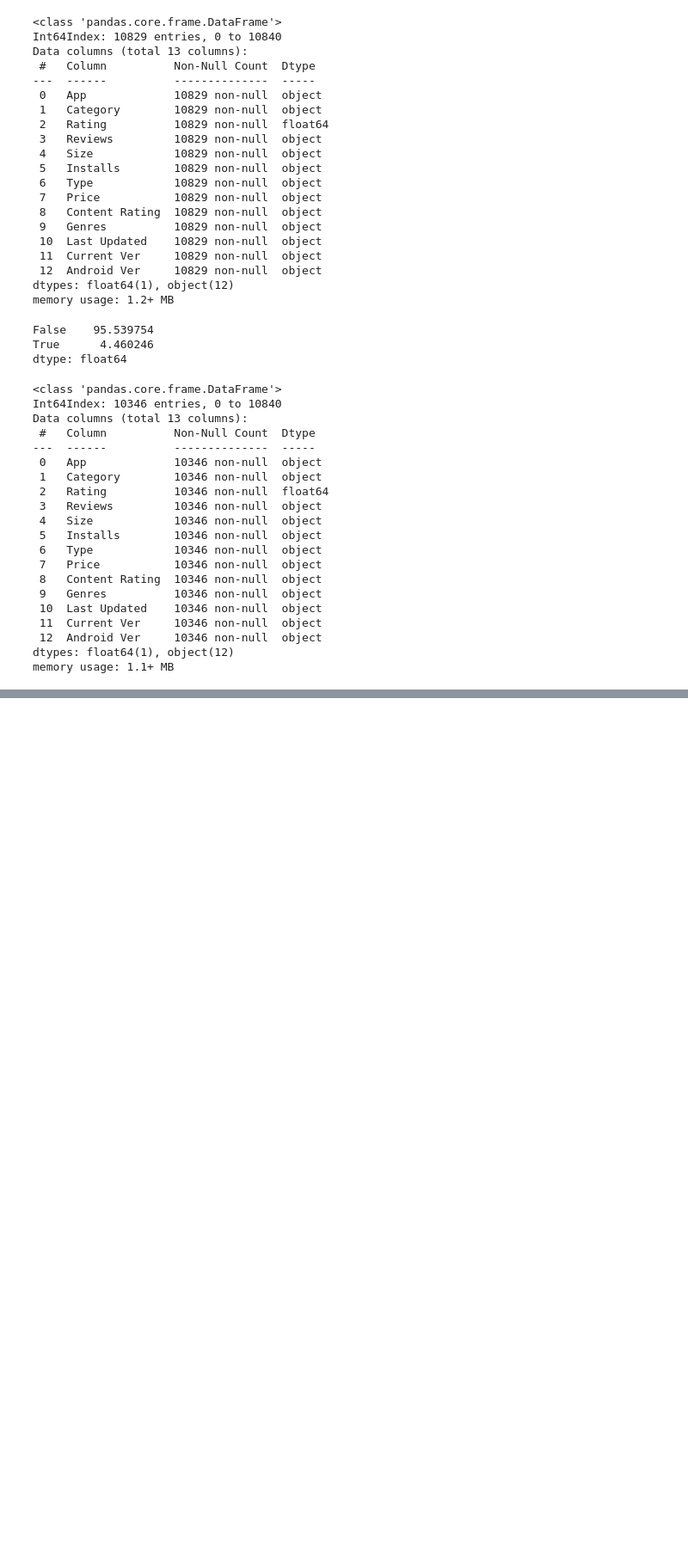
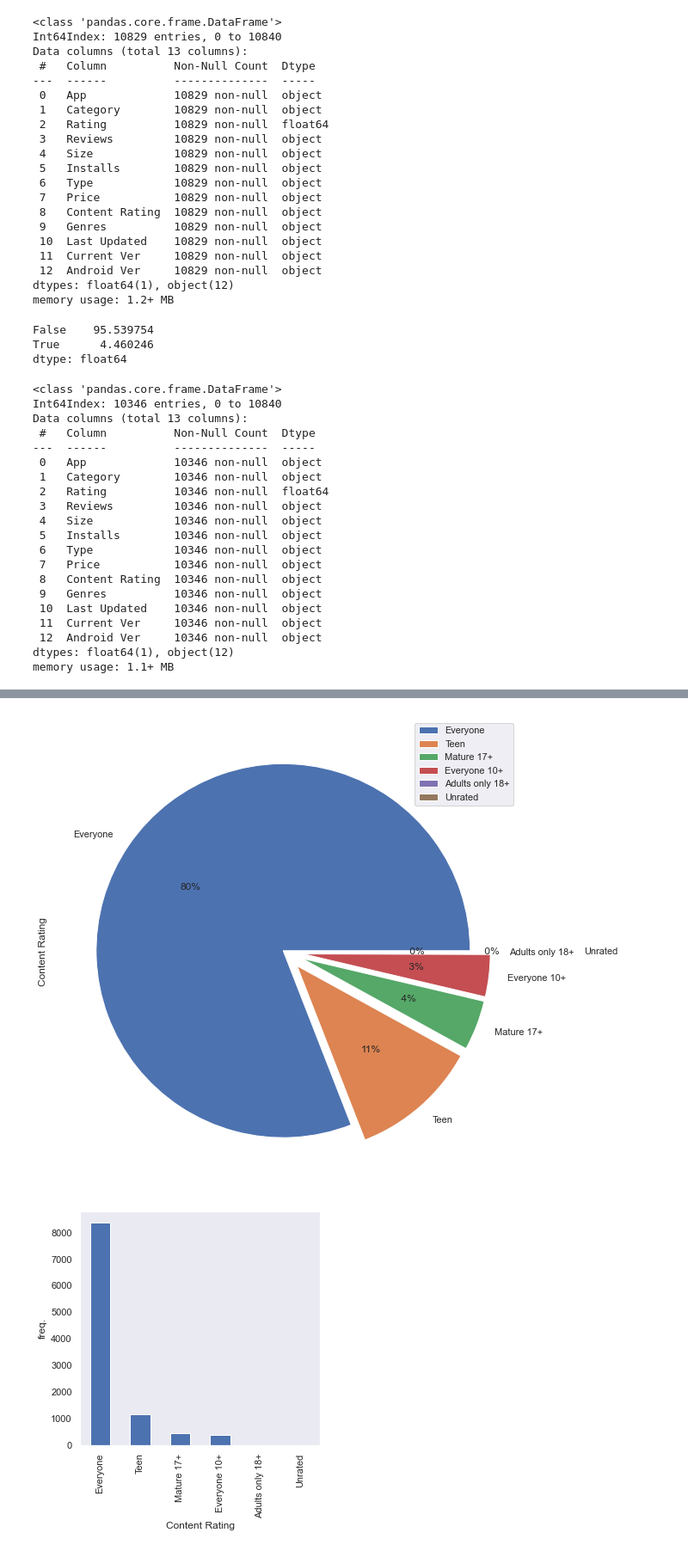
Before and after one commit to nguyengoc16/DataScience, a Jupyter notebook: GGplaystore-checkpoint.ipynb, the cells around one changed output, grey strips where cells are left out. Shown at 86% size. Drawn from its saved outputs; the diff is of its cells as text; code cells hidden in the pictures; blank space fills up the shorter version.

```diff
--- a/GGplaystore-checkpoint.ipynb
+++ b/GGplaystore-checkpoint.ipynb
@@ -183,0 +246,18 @@ google_data.describe()
+# %%
+#  Content Rating
+plt.figure(figsize=(40,10))
+explode=[0.01,0.1,0.1,0.1,0.1,0.5]
+google_data['Content Rating'].value_counts().plot(kind='pie',autopct="%2i%%",explode=explode)
+plt.legend()
+plt.show()
+
+plt.figure(figsize=(5,5))
+google_data['Content Rating'].value_counts().plot(kind='bar')
+plt.xlabel('Content Rating')
+plt.ylabel('freq.')
+
+plt.grid()
+plt.show()
+# %% [output]
+[figure, added]
+[figure, added]
```
Also changed, not shown: parts of 11 cells of this notebook.
